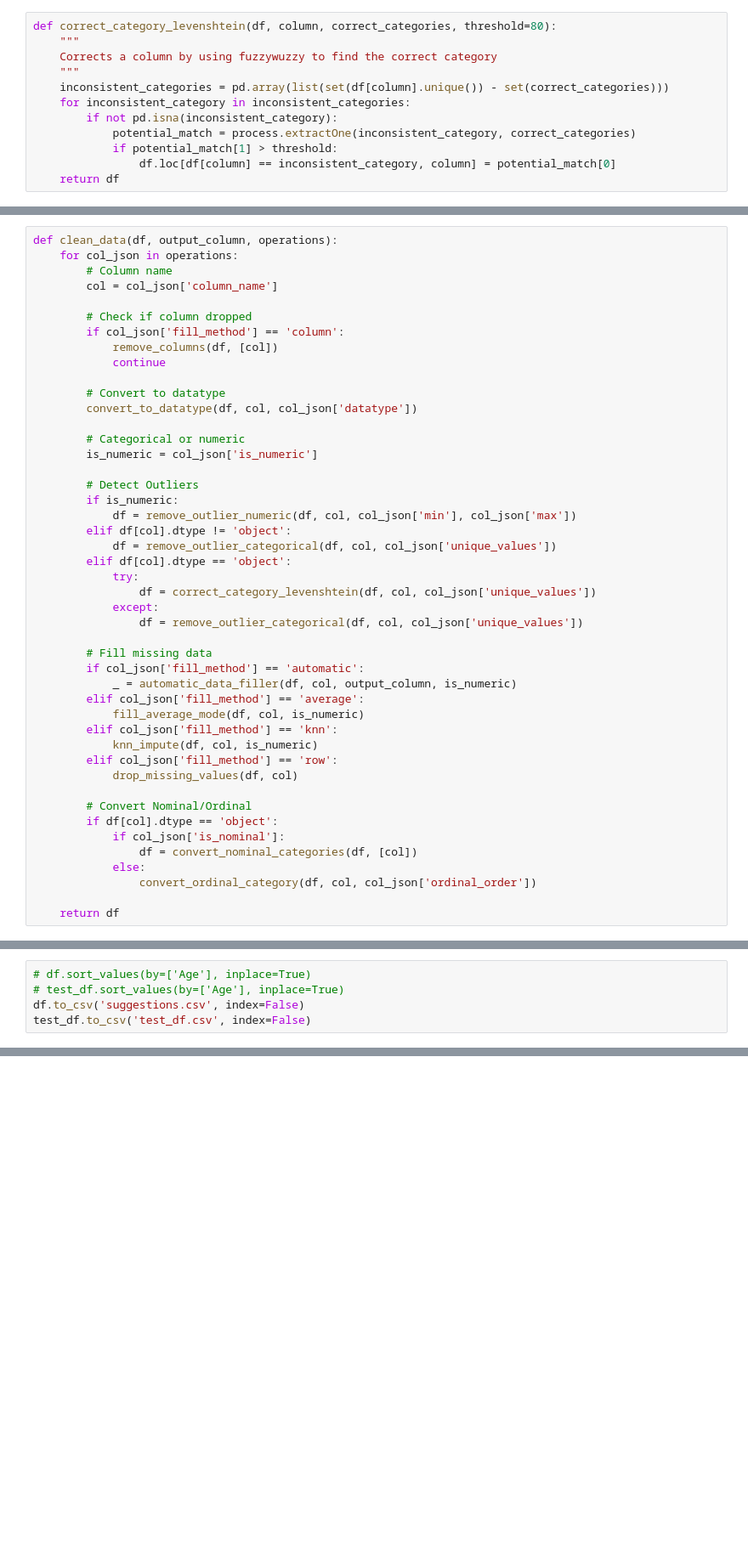
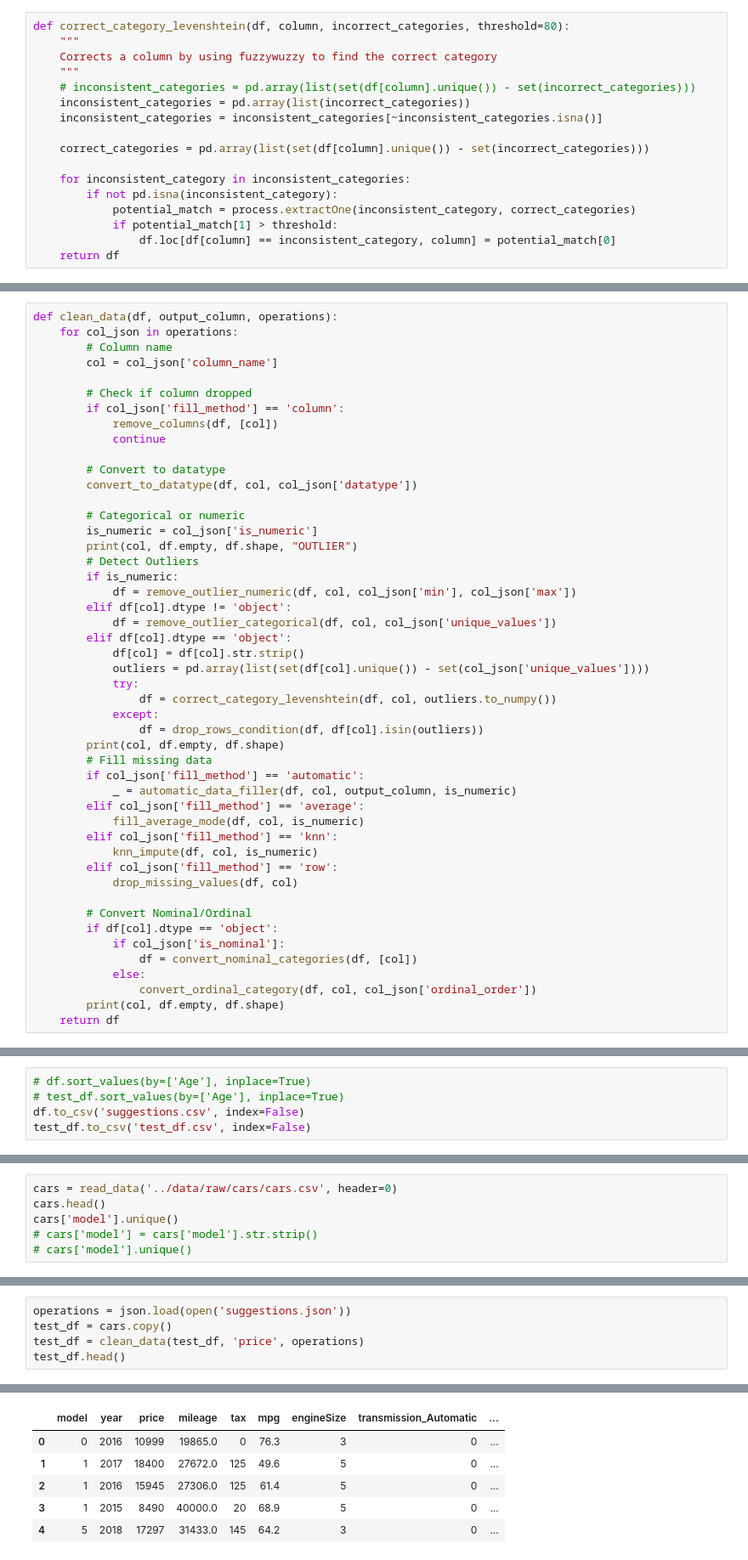
Before and after one commit to Light-House-AI/Lighthouse, a Jupyter notebook: notebooks/01-data-cleaning.ipynb, the cells around one changed output, grey strips where cells are left out. Shown at 85% size. Saved outputs shown, nothing was run; the diff lists cells and outputs as text; blank space fills up the shorter version.

Commit message:
fix(data-cleaning): bugs in suggestions/execute pipelines

```diff
--- a/notebooks/01-data-cleaning.ipynb
+++ b/notebooks/01-data-cleaning.ipynb
@@ -125,11 +125,16 @@ def detect_outliers_isolation_forest(df, column, contamination=0.1):
     predictions = clf.fit_predict(df[column].to_numpy().reshape(-1, 1))
     return predictions == -1
 # %%
-def correct_category_levenshtein(df, column, correct_categories, threshold=80):
+def correct_category_levenshtein(df, column, incorrect_categories, threshold=80):
     """
     Corrects a column by using fuzzywuzzy to find the correct category
     """
-    inconsistent_categories = pd.array(list(set(df[column].unique()) - set(correct_categories)))
+    # inconsistent_categories = pd.array(list(set(df[column].unique()) - set(incorrect_categories)))
+    inconsistent_categories = pd.array(list(incorrect_categories))
+    inconsistent_categories = inconsistent_categories[~inconsistent_categories.isna()]
+
+    correct_categories = pd.array(list(set(df[column].unique()) - set(incorrect_categories)))
+
     for inconsistent_category in inconsistent_categories:
         if not pd.isna(inconsistent_category):
             potential_match = process.extractOne(inconsistent_category, correct_categories)
@@ -312,18 +319,20 @@ def clean_data(df, output_column, operations):
 
         # Categorical or numeric
         is_numeric = col_json['is_numeric']
-
+        print(col, df.empty, df.shape, "OUTLIER")
         # Detect Outliers
         if is_numeric:
             df = remove_outlier_numeric(df, col, col_json['min'], col_json['max'])
         elif df[col].dtype != 'object':
             df = remove_outlier_categorical(df, col, col_json['unique_values'])
         elif df[col].dtype == 'object':
+            df[col] = df[col].str.strip()
+            outliers = pd.array(list(set(df[col].unique()) - set(col_json['unique_values'])))
             try:
-                df = correct_category_levenshtein(df, col, col_json['unique_values'])
+                df = correct_category_levenshtein(df, col, outliers.to_numpy())
             except:
-                df = remove_outlier_categorical(df, col, col_json['unique_values'])
-
+                df = drop_rows_condition(df, df[col].isin(outliers))
+        print(col, df.empty, df.shape)
         # Fill missing data
         if col_json['fill_method'] == 'automatic':
             _ = automatic_data_filler(df, col, output_column, is_numeric)
@@ -340,7 +349,7 @@ def clean_data(df, output_column, operations):
                 df = convert_nominal_categories(df, [col])
             else:
                 convert_ordinal_category(df, col, col_json['ordinal_order'])
-
+        print(col, df.empty, df.shape)
     return df
 # %% [markdown]
 # TESTING FUNCTIONS
@@ -442,0 +468,6 @@ weighted avg       0.80      0.80      0.80       148
+# %%
+cars = read_data('../data/raw/cars/cars.csv', header=0)
+cars.head()
+cars['model'].unique()
+# cars['model'] = cars['model'].str.strip()
+# cars['model'].unique()
@@ -442,0 +510,6 @@ weighted avg       0.80      0.80      0.80       148
+# %%
+operations = json.load(open('suggestions.json'))
+test_df = cars.copy()
+test_df = clean_data(test_df, 'price', operations)
+test_df.head()
+# %% [output]
@@ -442,0 +554,6 @@ weighted avg       0.80      0.80      0.80       148
+|  | model | year | price | mileage | tax | mpg | engineSize | transmission_Automatic | ... |
+| 0 | 0 | 2016 | 10999 | 19865.0 | 0 | 76.3 | 3 | 0 | ... |
+| 1 | 1 | 2017 | 18400 | 27672.0 | 125 | 49.6 | 5 | 0 | ... |
+| 2 | 1 | 2016 | 15945 | 27306.0 | 125 | 61.4 | 5 | 0 | ... |
+| 3 | 1 | 2015 | 8490 | 40000.0 | 20 | 68.9 | 5 | 0 | ... |
+| 4 | 5 | 2018 | 17297 | 31433.0 | 145 | 64.2 | 3 | 0 | ... |
```
Also changed, not shown: parts of 14 cells of this notebook, 1 other file.
